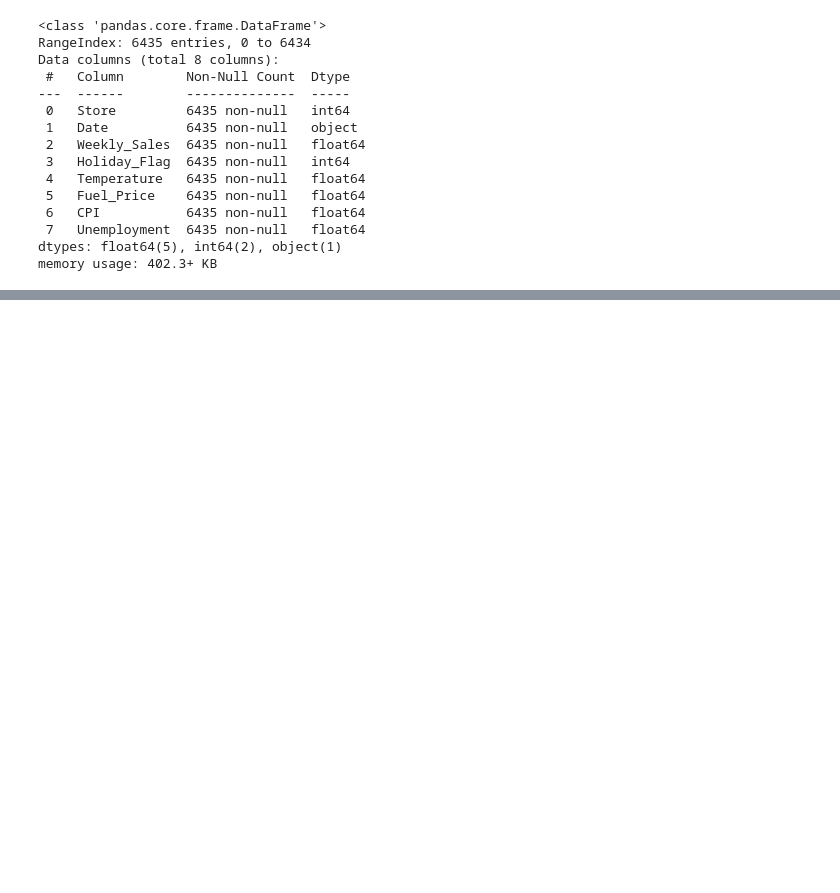
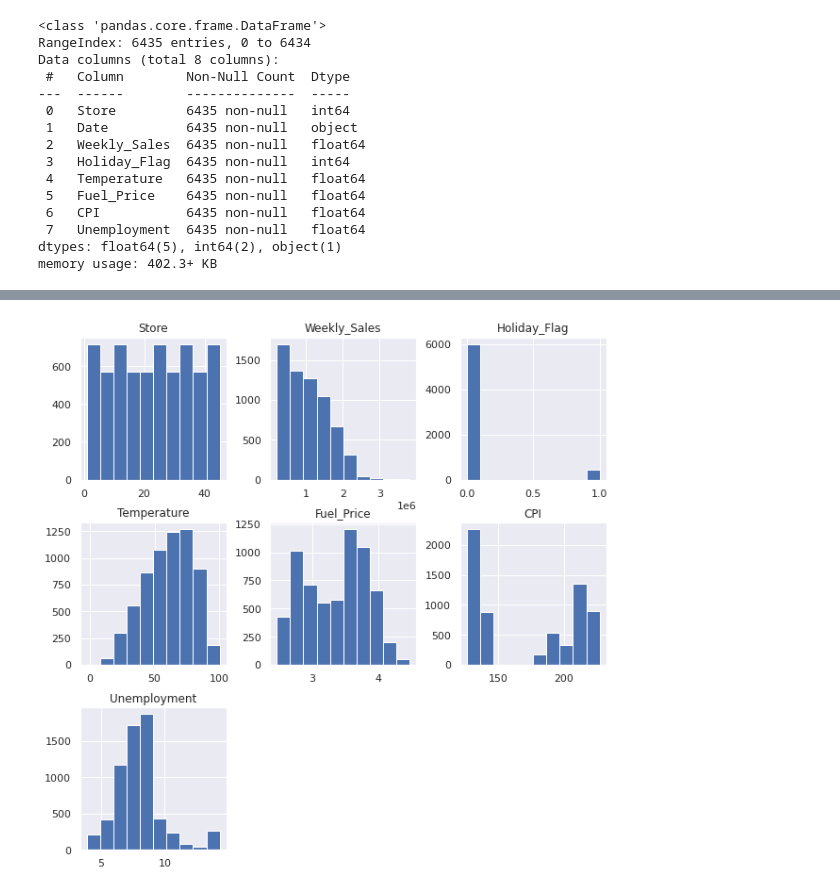
Before and after one commit to BuhariS/walmart_sales_prediction, a Jupyter notebook: walmart_sales_prediction.ipynb, the cells around one changed output, grey strips where cells are left out. Cells and saved outputs as stored; diff of their text form; code cells hidden in the pictures; blank space fills up the shorter version.

```diff
--- a/walmart_sales_prediction.ipynb
+++ b/walmart_sales_prediction.ipynb
@@ -44,5 +92,6 @@ warnings.filterwarnings('ignore')
 # %%
-sales = pd.read_csv('walmart.csv')
+# load the dataset
+sales = pd.read_csv('/content/drive/MyDrive/DataScience/Projects/walmart sales prediction/walmart.csv')
 sales.head(3)
 # %% [output]
 |  | Store | Date | Weekly_Sales | Holiday_Flag | Temperature | Fuel_Price | CPI | Unemployment |
@@ -203,0 +125,35 @@ call(['python', '-m', 'nbconvert', 'Investigate_a_Dataset.ipynb'])
+# %%
+#Aliter
+sales.shape
+
+# count missing values
+sales.isnull().sum()
+
+# percentage missing values
+sales.isnull().sum() / sales.shape[0] * 100
+
+# impute the missing values in the Age column by mean Value
+sales['Age'].fillna(sales['Age'].mean(),inplace=True)
+
+sales['Embarked'].fillna(sales['Embarked'].mode().item(),inplace=True)
+
+#check
+
+#rename cols
+sales=sales.rename(columns={'Sex':'Gender','Name':'Full Name'})
+
+# adding and modifying cols
+sales['last_name']=sales['Full Name'].apply(lambda x: x.split(',')[0])
+sales['first_name']=sales['Full Name'].apply(lambda x: ' '.join(x.split(',')[1:]))
+
+#adding rows
+row=dict({'Age':24,'Full Name':'Rohith','Survived':'Y'})
+sales=sales.append(row,ignore_index=True)
+sales.tail()
+
+#delete rows
+sales=sales.drop(sales.index[-1],axis=0) # Deletes last row
+sales.head()
+
+#encode categorical to numerical for ml
+sales['Gender']=sales['Gender'].map({"male":'0',"female":"1"})
@@ -203,0 +219,6 @@ call(['python', '-m', 'nbconvert', 'Investigate_a_Dataset.ipynb'])
+# %%
+# histograms
+
+sales.hist(figsize=(10,10));
+# %% [output]
+[figure, added]
```
Also changed, not shown: parts of 109 cells of this notebook.
